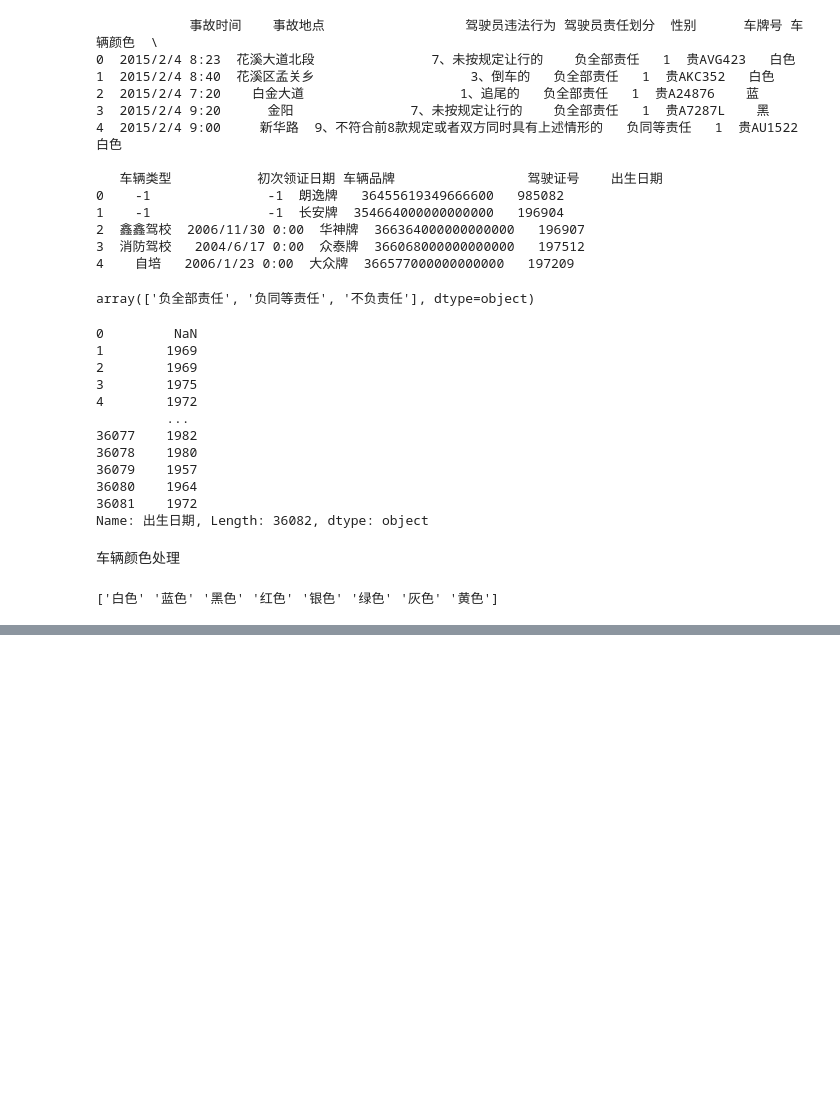
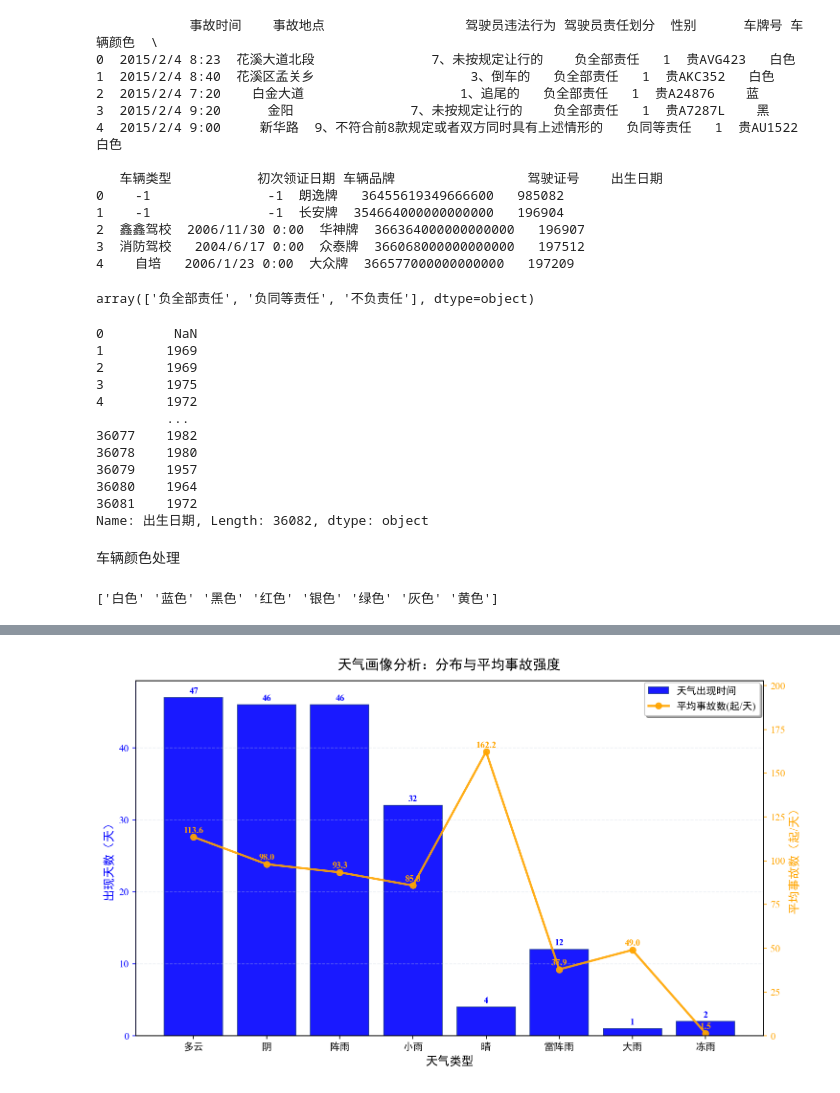
Before and after one commit to SongYangcheng/coding, a Jupyter notebook: dome/analyse_accid.ipynb, the cells around one changed output, grey strips where cells are left out. Saved outputs shown, nothing was run; the diff lists cells and outputs as text; code cells hidden in the pictures; blank space fills up the shorter version.

```diff
--- a/dome/analyse_accid.ipynb
+++ b/dome/analyse_accid.ipynb
@@ -1174,0 +1270,64 @@ data['车辆品牌'] = data['车辆品牌'].apply(
+# %%
+#设置x轴的位置，根据数据框df_plot的行数生成一个等间隔的数组（如0， 1， 2， 3 ）
+x = np.arange(len(df_plot))
+#设置matplotlib字体，优先使用Times New Roman
+plt.rcParams['font.family'] = ['Times New Roman', 'SimHei']
+fig = plt.figure(figsize=(10, 6), dpi=150, facecolor='white')
+
+#获取当前图形的主轴左侧y轴
+ax1 = plt.gca()
+
+bar_color = 'blue'
+line_color = 'orange'
+text_blue = 'blue'
+text_orange = 'orange'
+#在主轴上绘图
+bar = ax1.bar(
+    x, df_plot['出现天数'],
+    color=bar_color, alpha=0.9,
+    label='天气出现时间',
+    edgecolor='#1E3A8A', linewidth=0.8
+)
+#设置主轴标题：内容为“天气画像分析：分布于平均事故强度”
+ax1.set_title('天气画像分析：分布与平均事故强度', fontsize=14, pad=12, fontweight='bold')
+ax1.set_xticks(x) #设置刻度
+ax1.set_xticklabels(df_plot['天气'] , rotation=0, fontsize=10)
+#设置左侧y轴标签
+ax1.set_ylabel('出现天数（天）', fontsize=12, color=bar_color)
+ax1.set_xlabel('天气类型', fontsize=12)
+#设置左侧y轴刻度颜色与文字颜色和柱形图一致
+ax1.tick_params(axis='y', colors=bar_color)
+ax1.spines['left'].set_color(bar_color)#设置左侧轴线颜色和柱图形颜色一样
+
+for i, v in enumerate(df_plot['出现天数']):
+    ax1.text(
+        i, v+0.3,
+        str(v),
+        ha='center', va='bottom', fontsize=9, color=text_blue, fontweight='bold'
+    )
+ax1.grid(axis='y', linestyle='--', alpha=0.35, color='#CBD5E1')
+#右轴
+ax2 = ax1.twinx()
+ax2.plot(
+    x, df_plot['平均事故数'],
+    color=line_color, alpha=0.9,
+    label='平均事故数(起/天)',
+    marker='o', markersize=6,
+    linewidth=2.2
+)
+#设置右侧y轴标签
+ax2.set_ylabel('平均事故数（起/天）', fontsize=12, color=line_color)
+ax2.tick_params(axis='y', colors=line_color)
+ax2.set_ylim(0, df_plot['平均事故数'].max()*1.25)
+for i, v in enumerate(df_plot['平均事故数']):
+    ax2.text(
+        i, v+1.25, f'{v:.1f}', ha='center', va='bottom', fontsize=9, color=text_orange,
+        fontweight='bold'
+    )
+
+#图例
+fig.legend(loc=1, bbox_to_anchor=(.935, .93), fancybox=True, shadow=True, labelcolor='black',fontsize=10, frameon=True)
+plt.tight_layout()
+plt.show()
+# %% [output]
+[figure, added]
```
Also changed, not shown: parts of 3 cells of this notebook, 42 other files.
